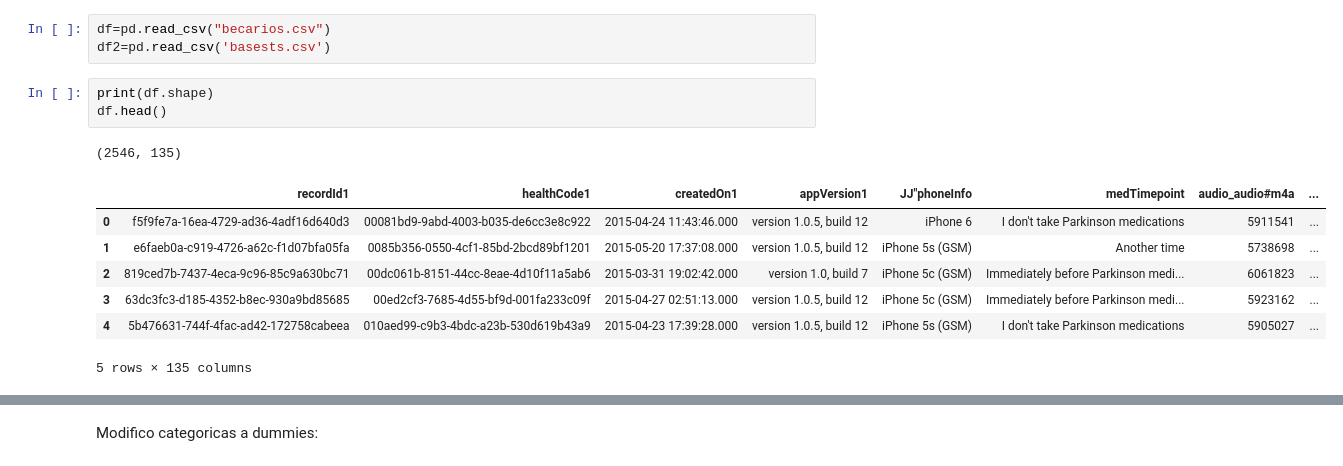
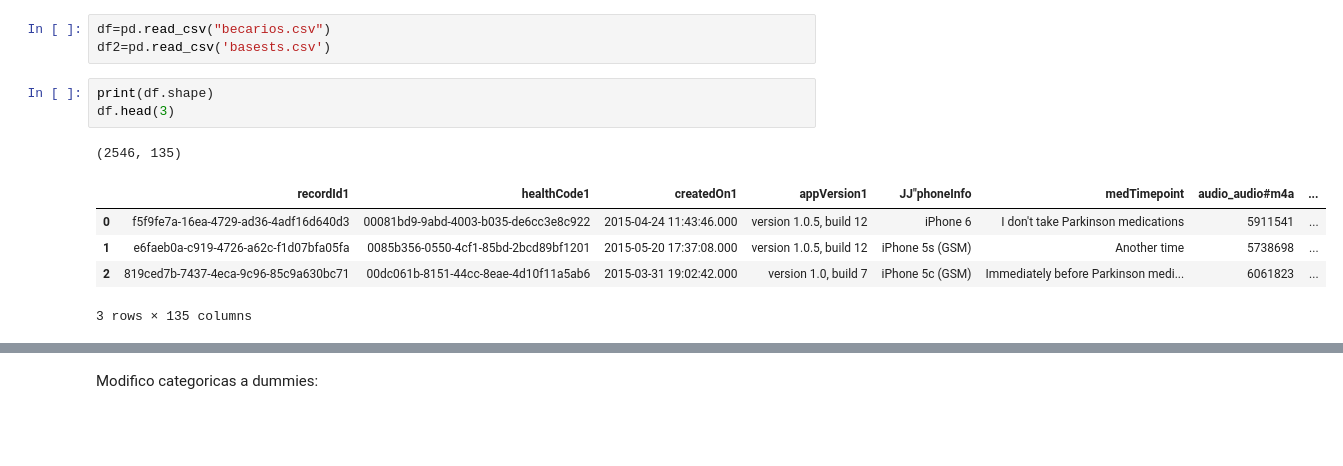
Before and after one commit to candelarobledof/Parkinson, a Jupyter notebook: Regresión_Logística_y_Naive_Bayes.ipynb, the cells around one changed output, grey strips where cells are left out. Saved outputs shown, nothing was run; the diff lists cells and outputs as text; blank space fills up the shorter version.

```diff
--- a/Regresión_Logística_y_Naive_Bayes.ipynb
+++ b/Regresión_Logística_y_Naive_Bayes.ipynb
@@ -13,13 +13,11 @@ df=pd.read_csv("becarios.csv")
 df2=pd.read_csv('basests.csv')
 # %%
 print(df.shape)
-df.head()
+df.head(3)
 # %% [output]
 (2546, 135)
 |  | recordId1 | healthCode1 | createdOn1 | appVersion1 | JJ"phoneInfo | medTimepoint | audio_audio#m4a | ... |
 | 0 | f5f9fe7a-16ea-4729-ad36-4adf16d640d3 | 00081bd9-9abd-4003-b035-de6cc3e8c922 | 2015-04-24 11:43:46.000 | version 1.0.5, build 12 | iPhone 6 | I don't take Parkinson medications | 5911541 | ... |
 | 1 | e6faeb0a-c919-4726-a62c-f1d07bfa05fa | 0085b356-0550-4cf1-85bd-2bcd89bf1201 | 2015-05-20 17:37:08.000 | version 1.0.5, build 12 | iPhone 5s (GSM) | Another time | 5738698 | ... |
 | 2 | 819ced7b-7437-4eca-9c96-85c9a630bc71 | 00dc061b-8151-44cc-8eae-4d10f11a5ab6 | 2015-03-31 19:02:42.000 | version 1.0, build 7 | iPhone 5c (GSM) | Immediately before Parkinson medi... | 6061823 | ... |
-| 3 | 63dc3fc3-d185-4352-b8ec-930a9bd85685 | 00ed2cf3-7685-4d55-bf9d-001fa233c09f | 2015-04-27 02:51:13.000 | version 1.0.5, build 12 | iPhone 5c (GSM) | Immediately before Parkinson medi... | 5923162 | ... |
-| 4 | 5b476631-744f-4fac-ad42-172758cabeea | 010aed99-c9b3-4bdc-a23b-530d619b43a9 | 2015-04-23 17:39:28.000 | version 1.0.5, build 12 | iPhone 5s (GSM) | I don't take Parkinson medications | 5905027 | ... |
-5 rows × 135 columns
+3 rows × 135 columns
```
Also changed, not shown: parts of 17 cells of this notebook.
